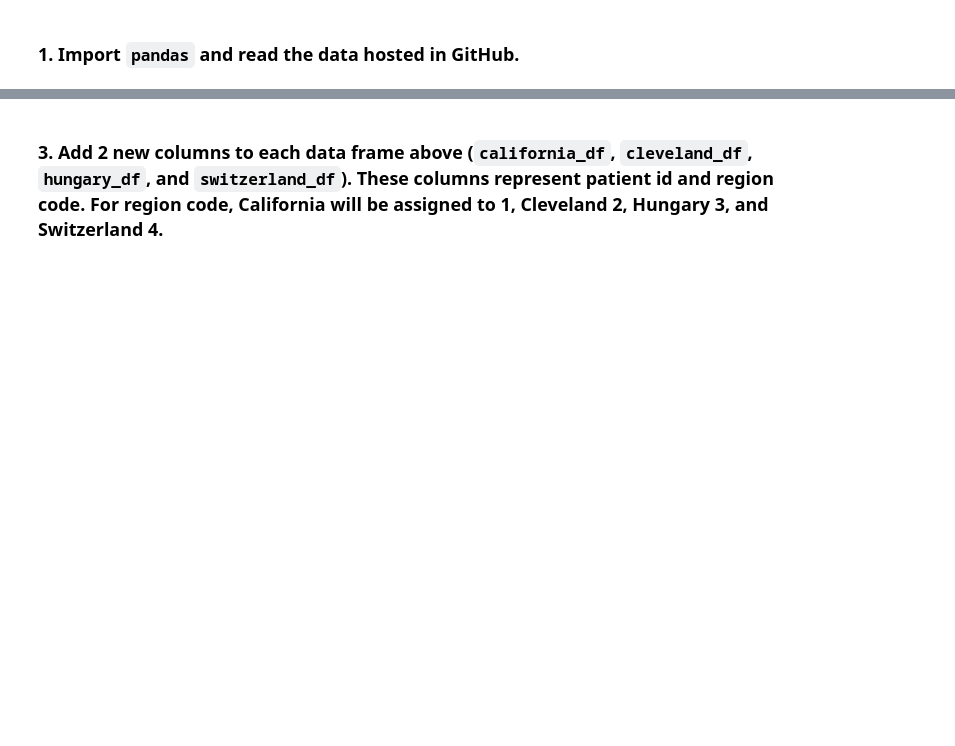
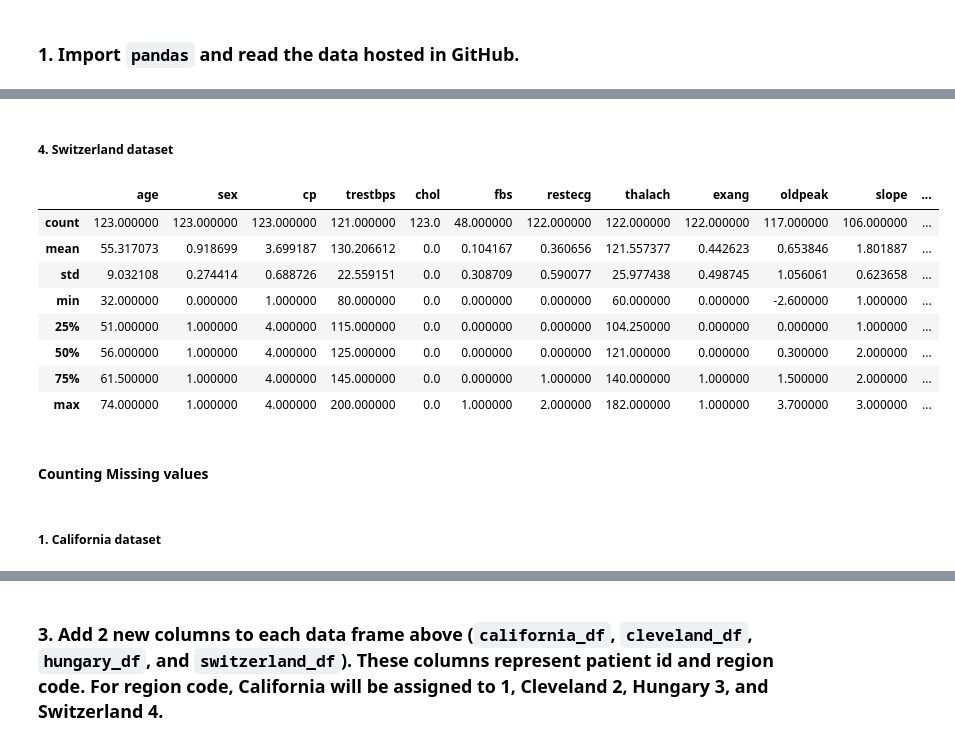
Before and after one commit to zahraa-m/SQLite3_pro, a Jupyter notebook: SQLite3_pro.ipynb, the cells around one changed output, grey strips where cells are left out. Saved outputs shown, nothing was run; the diff lists cells and outputs as text; code cells hidden in the pictures; blank space fills up the shorter version.

```diff
--- a/SQLite3_pro.ipynb
+++ b/SQLite3_pro.ipynb
@@ -26,0 +71,18 @@ switzerland_df= pd.read_csv('https://raw.githubusercontent.com/zahraa-m/Hello-Wo
+# %% [markdown]
+##### 4. Switzerland dataset
+# %%
+switzerland_df.describe()
+# %% [output]
+|  | age | sex | cp | trestbps | chol | fbs | restecg | thalach | exang | oldpeak | slope | ... |
+| count | 123.000000 | 123.000000 | 123.000000 | 121.000000 | 123.0 | 48.000000 | 122.000000 | 122.000000 | 122.000000 | 117.000000 | 106.000000 | ... |
+| mean | 55.317073 | 0.918699 | 3.699187 | 130.206612 | 0.0 | 0.104167 | 0.360656 | 121.557377 | 0.442623 | 0.653846 | 1.801887 | ... |
+| std | 9.032108 | 0.274414 | 0.688726 | 22.559151 | 0.0 | 0.308709 | 0.590077 | 25.977438 | 0.498745 | 1.056061 | 0.623658 | ... |
+| min | 32.000000 | 0.000000 | 1.000000 | 80.000000 | 0.0 | 0.000000 | 0.000000 | 60.000000 | 0.000000 | -2.600000 | 1.000000 | ... |
+| 25% | 51.000000 | 1.000000 | 4.000000 | 115.000000 | 0.0 | 0.000000 | 0.000000 | 104.250000 | 0.000000 | 0.000000 | 1.000000 | ... |
+| 50% | 56.000000 | 1.000000 | 4.000000 | 125.000000 | 0.0 | 0.000000 | 0.000000 | 121.000000 | 0.000000 | 0.300000 | 2.000000 | ... |
+| 75% | 61.500000 | 1.000000 | 4.000000 | 145.000000 | 0.0 | 0.000000 | 1.000000 | 140.000000 | 1.000000 | 1.500000 | 2.000000 | ... |
+| max | 74.000000 | 1.000000 | 4.000000 | 200.000000 | 0.0 | 1.000000 | 2.000000 | 182.000000 | 1.000000 | 3.700000 | 3.000000 | ... |
+# %% [markdown]
+#### **Counting Missing values**
+# %% [markdown]
+##### 1. California dataset
```
Also changed, not shown: parts of 16 cells of this notebook.
